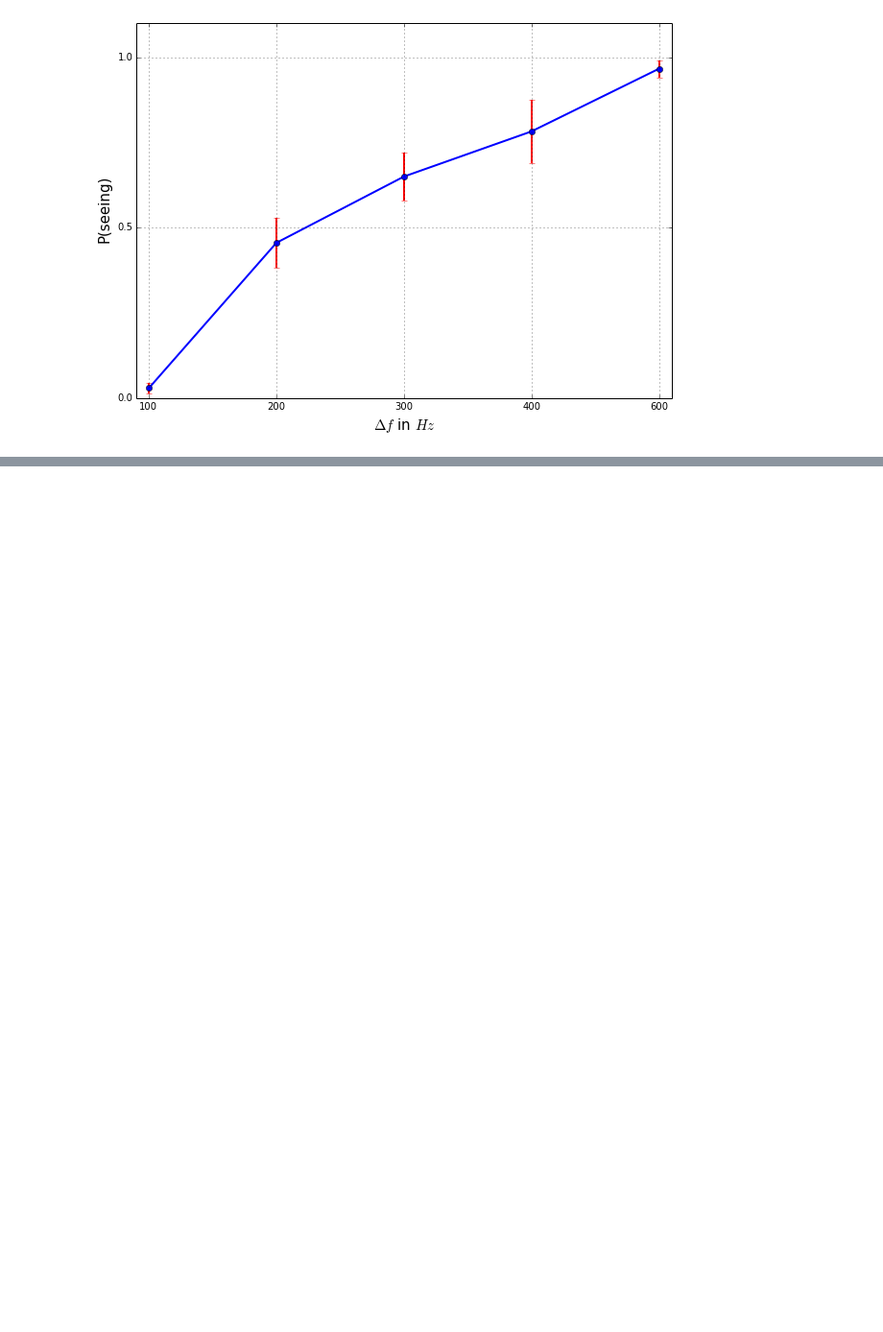
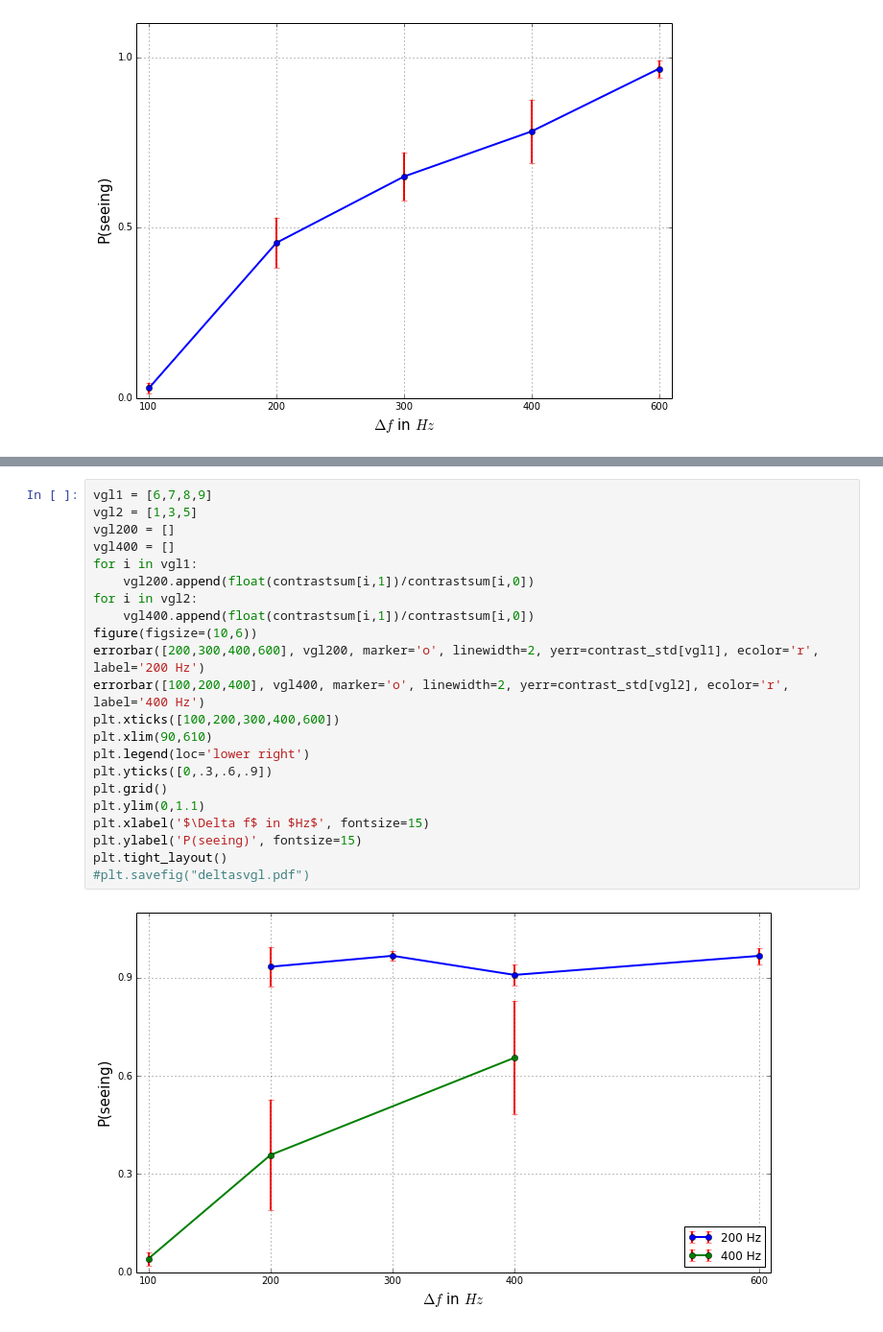
Before and after one commit to wachtlerlab/RWeiss, a Jupyter notebook: Auswertung_all_means.ipynb, the cells around one changed output, grey strips where cells are left out. Shown: that part at 96% size. Cells and saved outputs as stored; diff of their text form; blank space fills up the shorter version.

```diff
--- a/Auswertung_all_means.ipynb
+++ b/Auswertung_all_means.ipynb
@@ -190,0 +203,24 @@ p.set_ylabel('P(seeing)', fontsize=15)
+# %%
+vgl1 = [6,7,8,9]
+vgl2 = [1,3,5]
+vgl200 = []
+vgl400 = []
+for i in vgl1:
+    vgl200.append(float(contrastsum[i,1])/contrastsum[i,0])
+for i in vgl2:
+    vgl400.append(float(contrastsum[i,1])/contrastsum[i,0])
+figure(figsize=(10,6))
+errorbar([200,300,400,600], vgl200, marker='o', linewidth=2, yerr=contrast_std[vgl1], ecolor='r', label='200 Hz')
+errorbar([100,200,400], vgl400, marker='o', linewidth=2, yerr=contrast_std[vgl2], ecolor='r', label='400 Hz')
+plt.xticks([100,200,300,400,600])
+plt.xlim(90,610)
+plt.legend(loc='lower right')
+plt.yticks([0,.3,.6,.9])
+plt.grid()
+plt.ylim(0,1.1)
+plt.xlabel('$\Delta f$ in $Hz$', fontsize=15)
+plt.ylabel('P(seeing)', fontsize=15)
+plt.tight_layout()
+#plt.savefig("deltasvgl.pdf")
+# %% [output]
+[figure, added]
```
Also changed, not shown: parts of 3 cells of this notebook, 1 other file.
